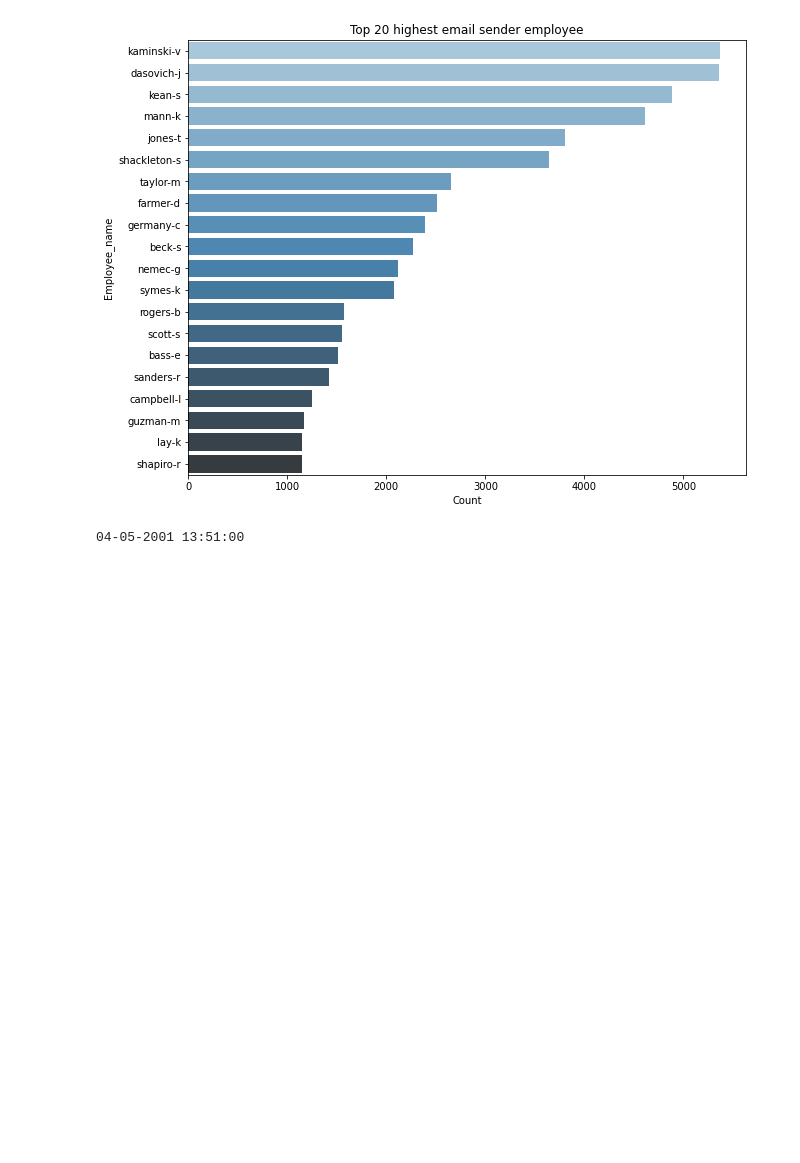
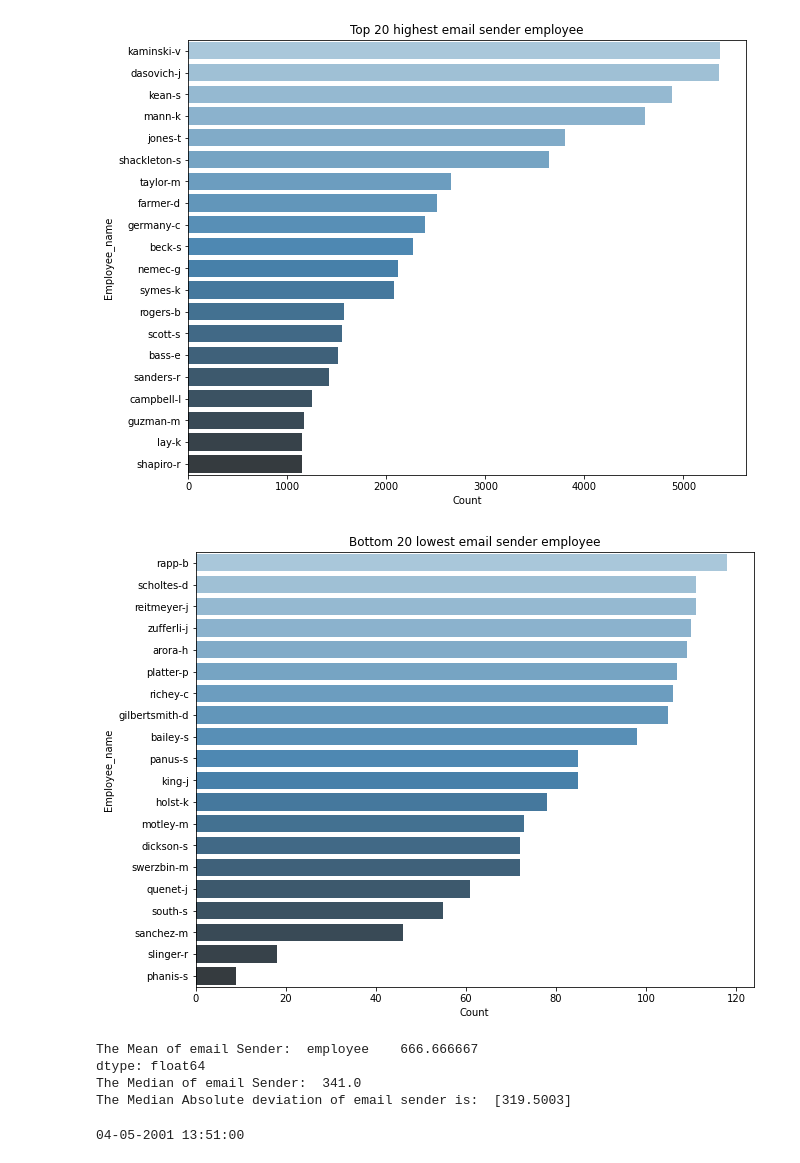
Before and after one commit to tak595/Math-Refresher, a Jupyter notebook: Midterm_Project.ipynb, the cells around one changed output. Saved outputs shown, nothing was run; the diff lists cells and outputs as text; code cells hidden in the pictures; blank space fills up the shorter version.

```diff
--- a/Midterm_Project.ipynb
+++ b/Midterm_Project.ipynb
@@ -248,6 +255,38 @@ plt.ylabel("Employee_name")
 plt.show()
 # %% [output]
 [figure]
+# %%
+"""**Let's see bottom 20 lowest sender employee**"""
+
+bottom_20 = pd.DataFrame(df['employee'].value_counts()[-20:])
+bottom_20.reset_index(inplace=True)
+bottom_20.columns = ["Employee_name", "Counts"]
+bottom_20
+
+"""**Visualize bottom 20 lowest email sender employees**"""
+
+plt.figure(figsize=(10,8))
+
+sns.barplot(y="Employee_name", x="Counts", data=bottom_20, palette="Blues_d")
+plt.title("Bottom 20 lowest email sender employee")
+plt.xlabel("Count")
+plt.ylabel("Employee_name")
+plt.show()
+# %% [output]
+[figure, added]
+# %%
+"""**arithmetic of email sender employee**"""
+
+All = pd.DataFrame(df['employee'].value_counts()[:len(df.index)])
+
+print("The Mean of email Sender: ", np.mean(All))
+print("The Median of email Sender: ", np.median(All))
+print("The Median Absolute deviation of email sender is: ", stats.median_absolute_deviation(All))
+# %% [output]
+The Mean of email Sender:  employee    666.666667
+dtype: float64
+The Median of email Sender:  341.0
+The Median Absolute deviation of email sender is:  [319.5003]
 # %%
 """## Data Cleaning and Transformation
 
```
Also changed, not shown: parts of 7 cells of this notebook.
